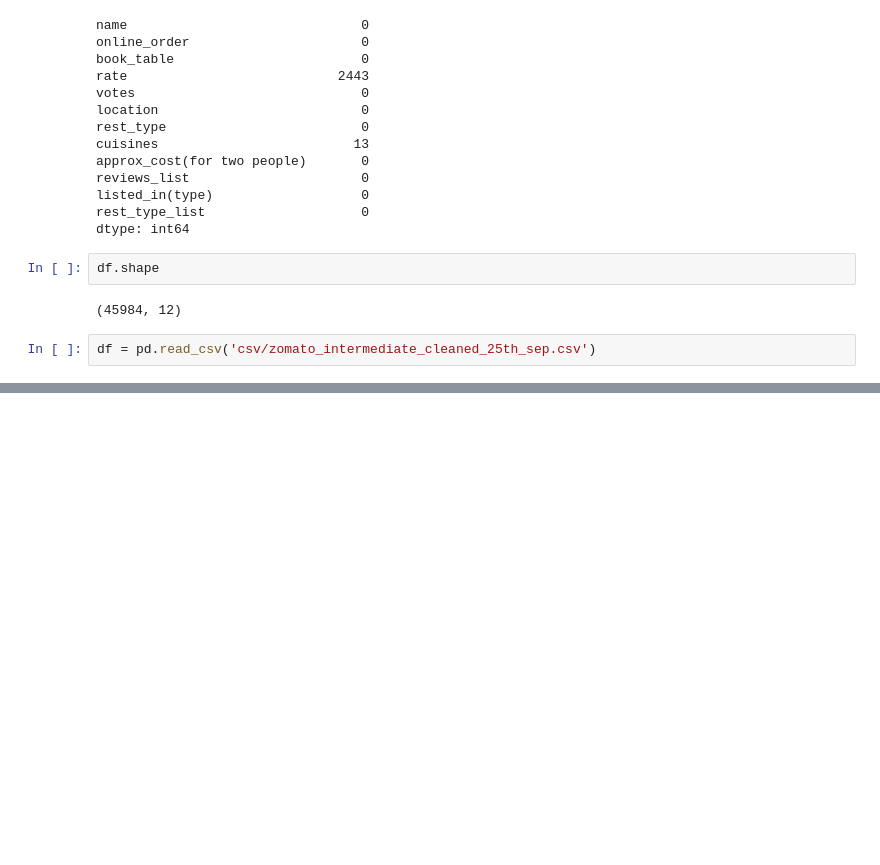
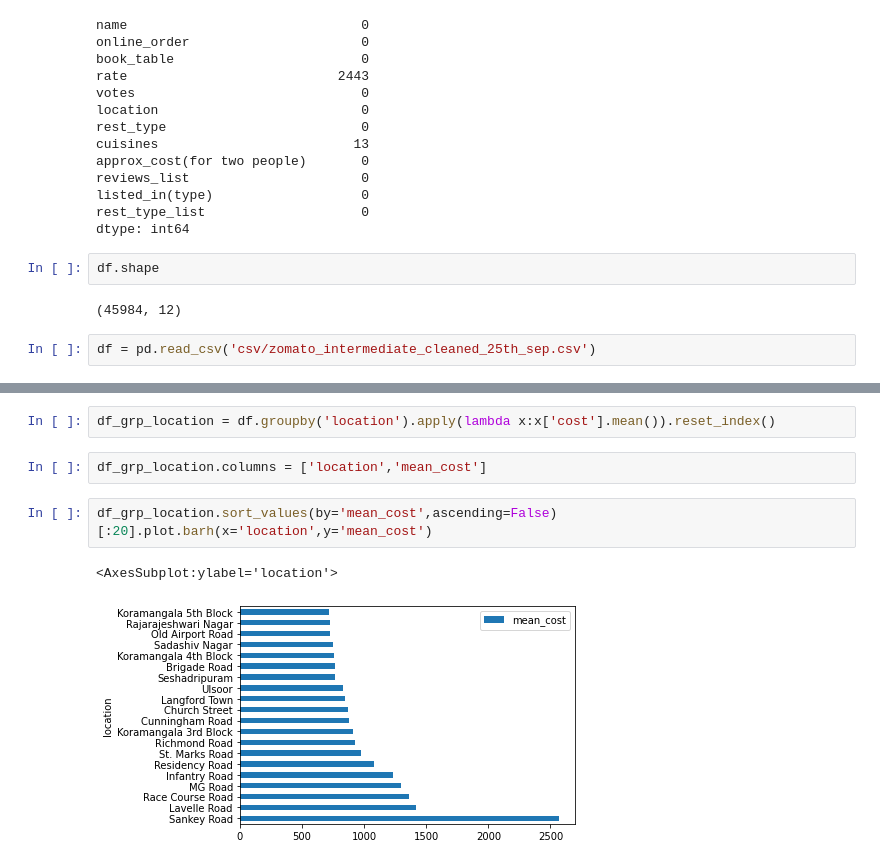
Before and after one commit to Rahul-Thakur30/newton_school_ms-iu-data-science-april-2022-groot, a Jupyter notebook: data_cleaning.ipynb, the cells around one changed output, grey strips where cells are left out. Cells and saved outputs as stored; diff of their text form; blank space fills up the shorter version.

```diff
--- a/data_cleaning.ipynb
+++ b/data_cleaning.ipynb
@@ -417,0 +418,9 @@ df_grp_location.sort_values(by='top_5_mean_cost',ascending=False)[:10].plot.barh
+# %%
+df_grp_location = df.groupby('location').apply(lambda x:x['cost'].mean()).reset_index()
+# %%
+df_grp_location.columns = ['location','mean_cost']
+# %%
+df_grp_location.sort_values(by='mean_cost',ascending=False)[:20].plot.barh(x='location',y='mean_cost')
+# %% [output]
+<AxesSubplot:ylabel='location'>
+[figure, added]
```
Also changed, not shown: parts of 51 cells of this notebook.
